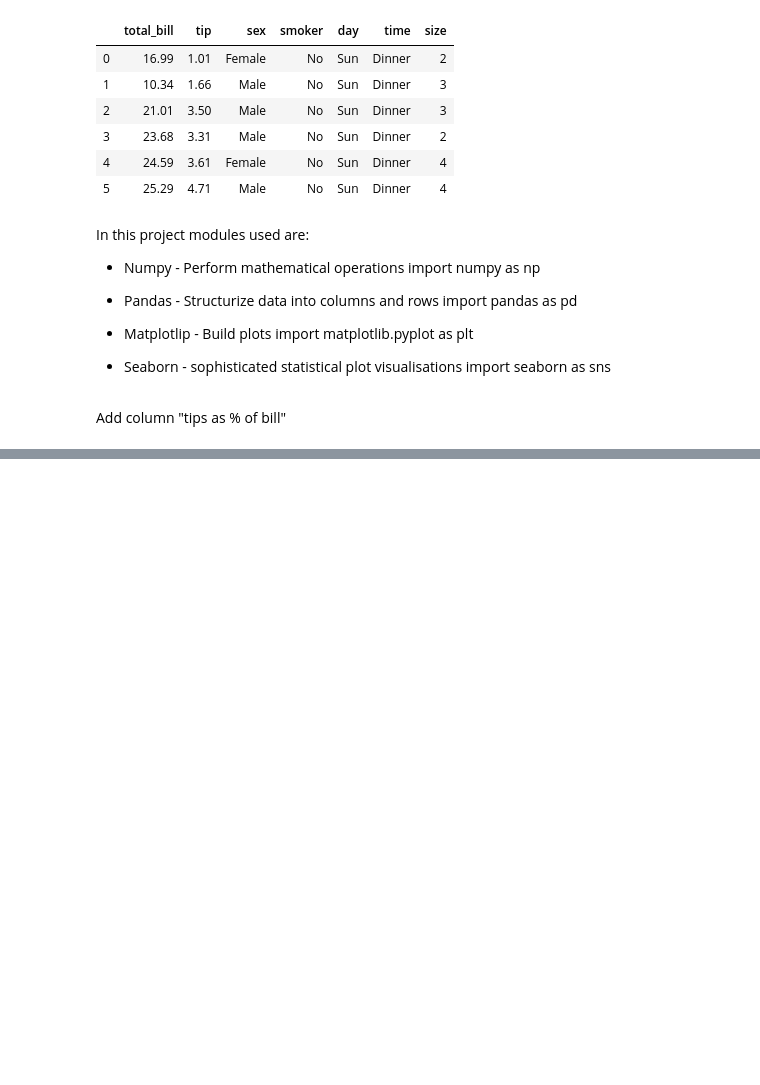
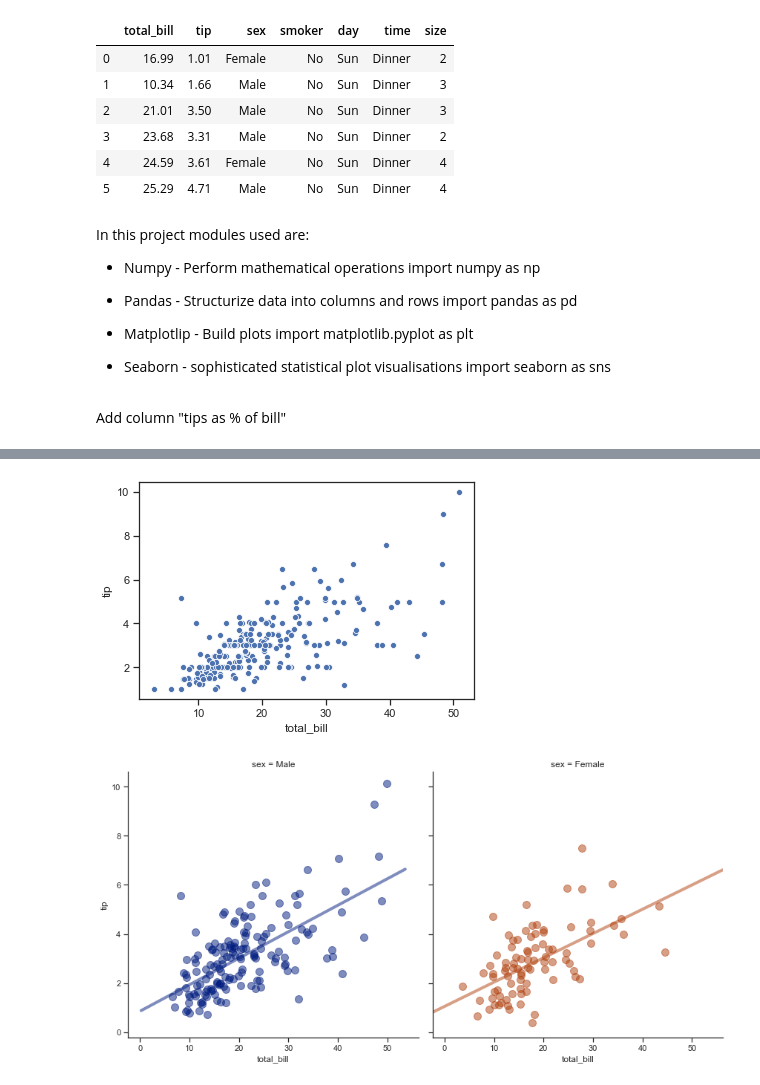
Before and after one commit to kmieluu/Collatz, a Jupyter notebook: Fundamentals of Data Analysis.ipynb, the cells around one changed output, grey strips where cells are left out. Saved outputs shown, nothing was run; the diff lists cells and outputs as text; code cells hidden in the pictures; blank space fills up the shorter version.

```diff
--- a/Fundamentals of Data Analysis.ipynb
+++ b/Fundamentals of Data Analysis.ipynb
@@ -61,0 +79,8 @@ ModuleNotFoundError: No module named 'DataFrame'
+# %%
+sns.scatterplot(x='total_bill', y='tip', data = tips)
+a = sns.lmplot(x="total_bill", y="tip",ci=None,data=tips, col="sex",
+palette="dark",col_wrap=2,scatter_kws={"s": 100,"alpha":.5},
+line_kws={"lw":4,"alpha":0.5},hue="sex",x_jitter=1.0,y_jitter=1.0,size=6)
+# %% [output]
+[figure, added]
+[figure, added]
```
Also changed, not shown: parts of 14 cells of this notebook.
